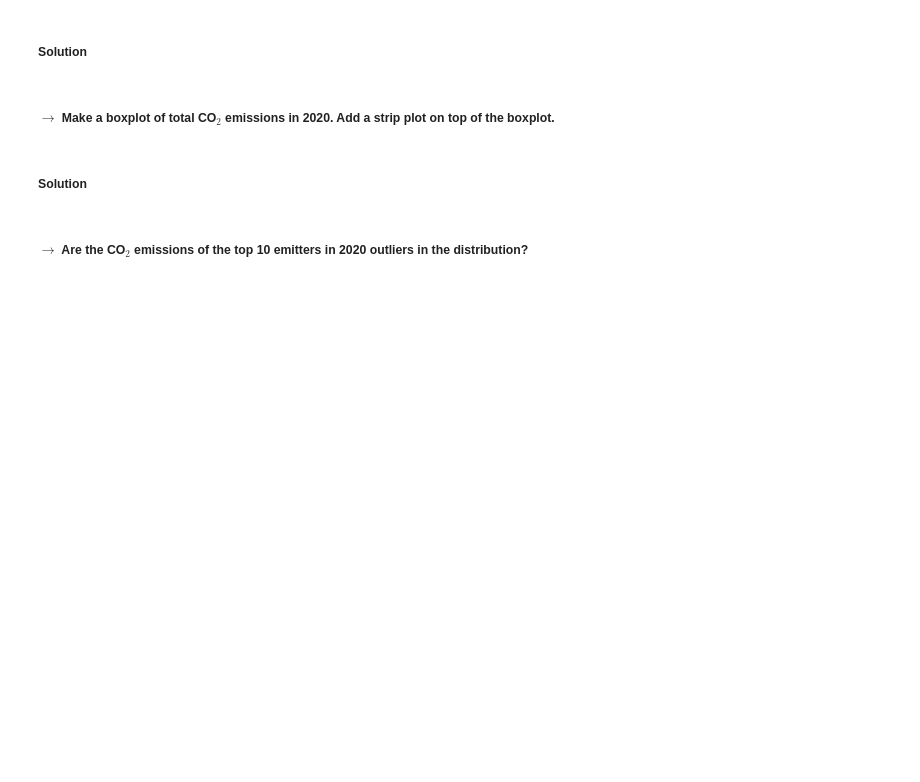
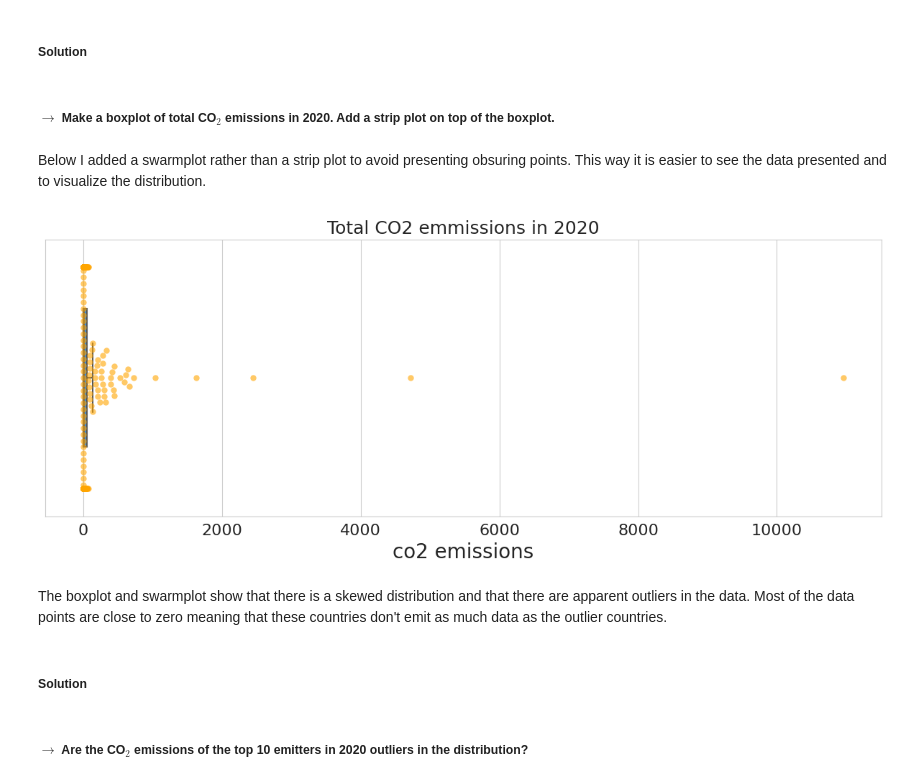
Before and after one commit to ahuwiler15/co2emissions, a Jupyter notebook: Lexi_Huwiler_MATH_2315_Lab_1.ipynb, the cells around one changed output. Saved outputs shown, nothing was run; the diff lists cells and outputs as text; code cells hidden in the pictures; blank space fills up the shorter version.

```diff
--- a/Lexi_Huwiler_MATH_2315_Lab_1.ipynb
+++ b/Lexi_Huwiler_MATH_2315_Lab_1.ipynb
@@ -120,6 +254,28 @@ NameError: ignored
 ##### Solution
 # %% [markdown]
 ##### $\rightarrow$ Make a boxplot of total CO$_2$ emissions in 2020. Add a strip plot on top of the boxplot.
+# %% [markdown]
+Below I added a swarmplot rather than a strip plot to avoid presenting obsuring points. This way it is easier to see the data presented and to visualize the distribution.
+# %%
+# Figure size
+plt.figure(figsize = (15,5))
+
+# Use Seaborn to make the boxplot, but don't show outliers (fliersize = 0)
+sns.boxplot(data = df[df['year'] == 2020], x = 'co2', color = 'dodgerblue', width = 0.5, fliersize=0)
+
+# Use Seaborn to make the swarm plot
+sns.swarmplot(data = df[df['year'] == 2020], x = 'co2', color = 'orange', size = 6, alpha = 0.6)
+
+# Label axes
+plt.xlabel('co2 emissions',fontsize = 20)
+plt.title('Total CO2 emmissions in 2020', fontsize=18)
+
+# Set sizes of tick labels
+plt.tick_params(labelsize = 16);
+# %% [output]
+[figure, added]
+# %% [markdown]
+The boxplot and swarmplot show that there is a skewed distribution and that there are apparent outliers in the data. Most of the data points are close to zero meaning that these countries don't emit as much data as the outlier countries.
 # %% [markdown]
 ##### Solution
 # %% [markdown]
```
Also changed, not shown: parts of 36 cells of this notebook.
